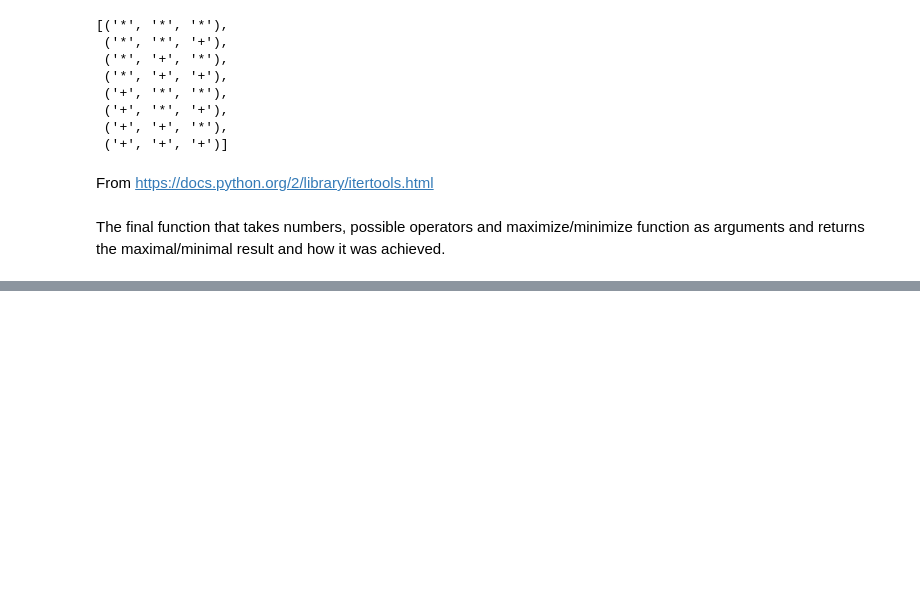
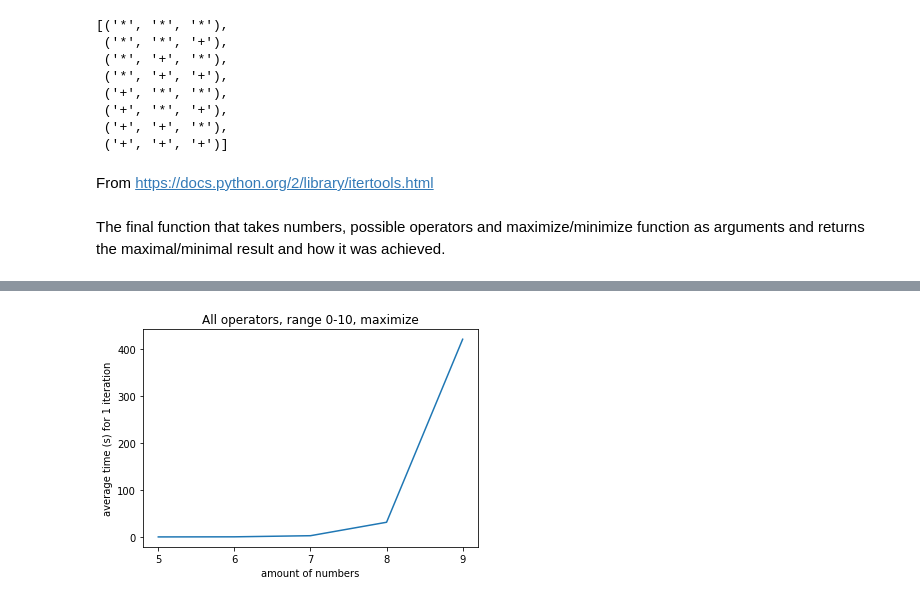
Before and after one commit to MGodgildieva/opt_arithm_expr, a Jupyter notebook: alg_project_2.ipynb, the cells around one changed output, grey strips where cells are left out. Drawn from its saved outputs; the diff is of its cells as text; code cells hidden in the pictures; blank space fills up the shorter version.

```diff
--- a/alg_project_2.ipynb
+++ b/alg_project_2.ipynb
@@ -189,0 +264,16 @@ put_operators_final([2, 1, 7, 1, 4, 3], ['*', '+'], maximize)
+# %%
+def average_time (measure_list):
+    res = []
+    for l in measure_list:
+        res.append(np.average(l))
+    return res
+# %%
+plt.plot(range(5, 10), average_time([iter5_num5_1_10_all_max, iter5_num6_1_10_all_max, iter5_num7_1_10_all_max,
+                                    iter5_num8_1_10_all_max, iter5_num9_1_10_all_max]))
+plt.ylabel("average time (s) for 1 iteration")
+plt.xlabel("amount of numbers")
+plt.xticks([5, 6, 7, 8, 9])
+plt.title("All operators, range 0-10, maximize")
+plt.show()
+# %% [output]
+[figure, added]
```
Also changed, not shown: parts of 20 cells of this notebook.
